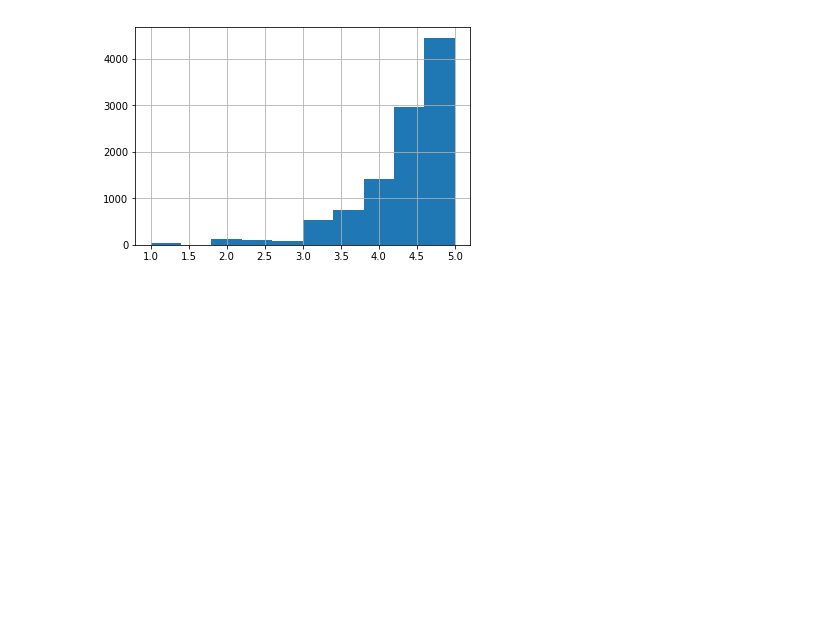
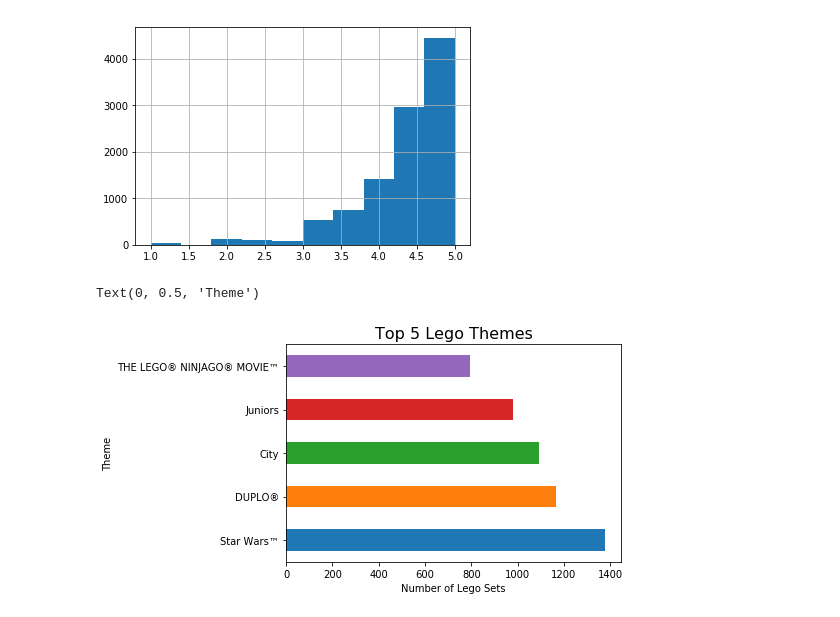
Before and after one commit to sooklald/dsc-0-01-08-your-first-data-science-project-lab-online-ds-pt-100118, a Jupyter notebook: index.ipynb, the cells around one changed output. Cells and saved outputs as stored; diff of their text form; code cells hidden in the pictures; blank space fills up the shorter version.

```diff
--- a/index.ipynb
+++ b/index.ipynb
@@ -371,0 +370,10 @@ df.play_star_rating.hist()
+# %%
+#Your code here
+to_graph = df.theme_name.value_counts()[:5]
+to_graph.plot(kind='barh') #lots of other optional parameters can be passed such as color
+plt.title('Top 5 Lego Themes', fontsize=16) #fontsize is optional
+plt.xlabel('Number of Lego Sets') #you could also pass in fontsize if you wanted here
+plt.ylabel('Theme') #you could also rotate text if you wanted
+# %% [output]
+Text(0, 0.5, 'Theme')
+[figure, added]
```
Also changed, not shown: parts of 1 cell of this notebook.
